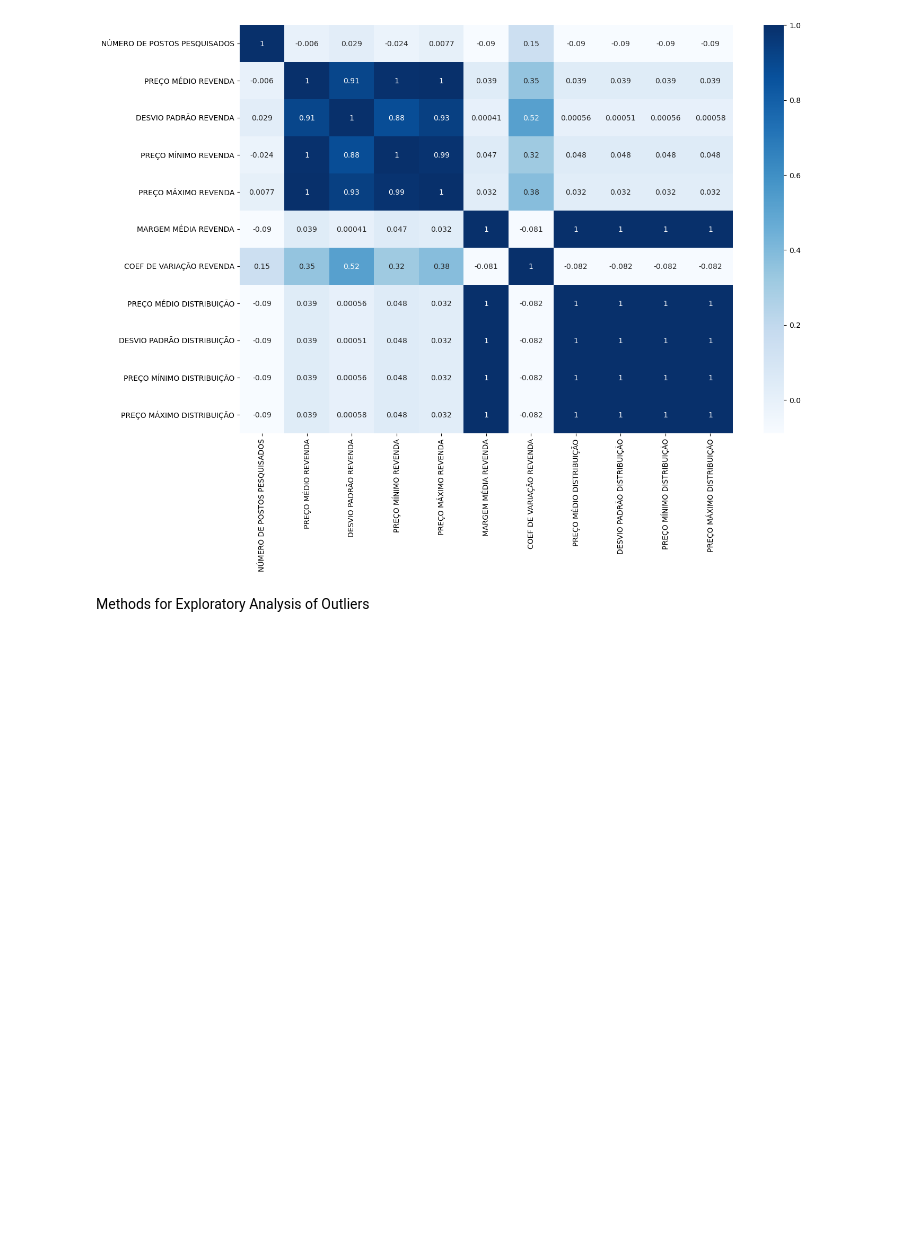
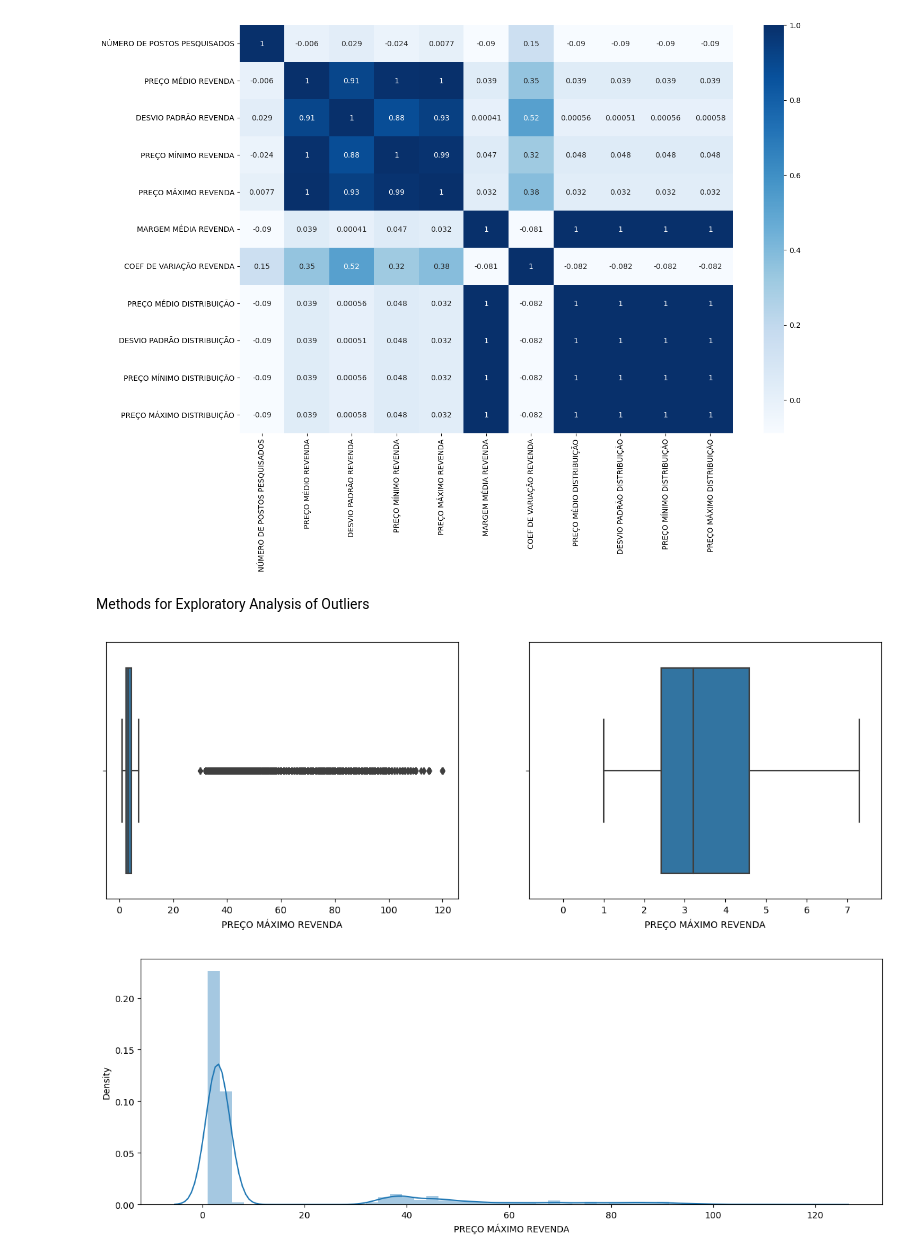
Before and after one commit to IanX98/Data-Science---Gas-Brazil, a Jupyter notebook: gasBrazilSolution.ipynb, the cells around one changed output. Cells and saved outputs as stored; diff of their text form; code cells hidden in the pictures; blank space fills up the shorter version.

Commit message:
IC-DS-box-plot-histogram

```diff
--- a/gasBrazilSolution.ipynb
+++ b/gasBrazilSolution.ipynb
@@ -207,3 +207,21 @@ def limit(column):
     superior_limit = q3 + 1.5 * amplitude
 
     return inferior_limit, superior_limit
+# %%
+def box_plot(column):
+    fig, (ax1, ax2) = plt.subplots(1, 2)
+    fig.set_size_inches(15, 5)
+
+    sns.boxplot(x=column, ax=ax1)
+    ax2.set_xlim(limit(column))
+    sns.boxplot(x=column, ax=ax2)
+
+def histogram(column):
+    plt.figure(figsize=(15, 5))
+    sns.distplot(column, hist=True)
+# %%
+box_plot(gas_brazil['PREÇO MÁXIMO REVENDA'])
+histogram(gas_brazil['PREÇO MÁXIMO REVENDA'])
+# %% [output]
+[figure, added]
+[figure, added]
```
